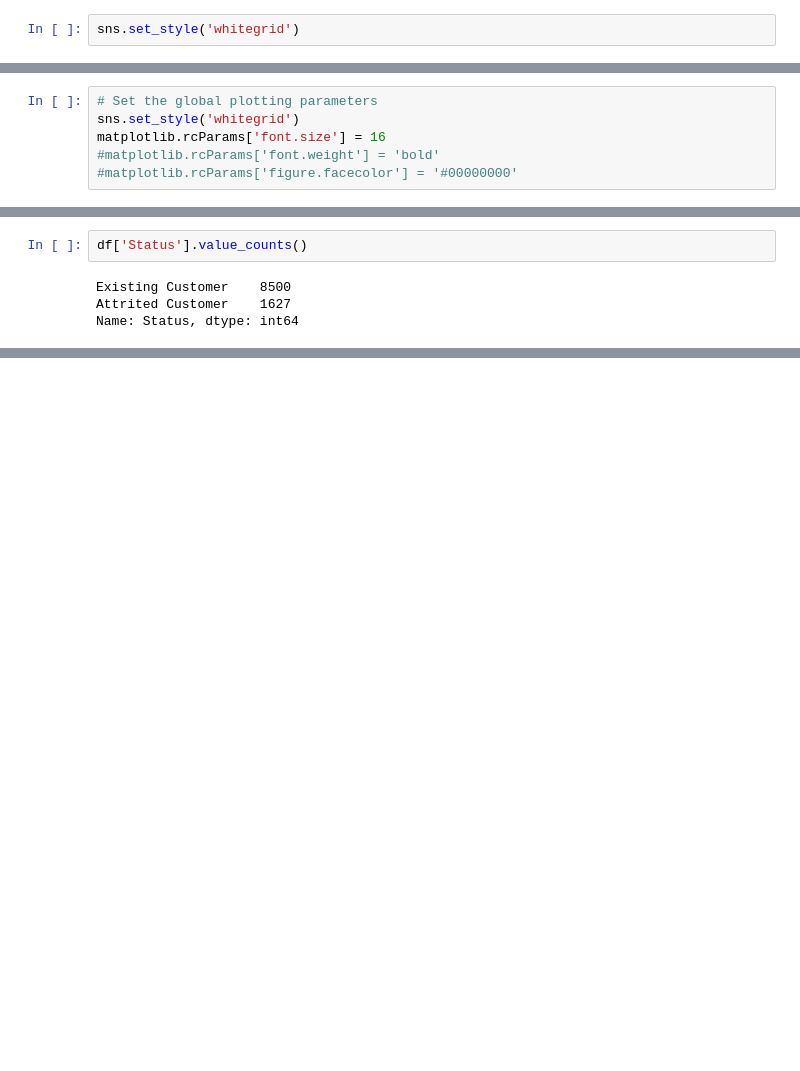
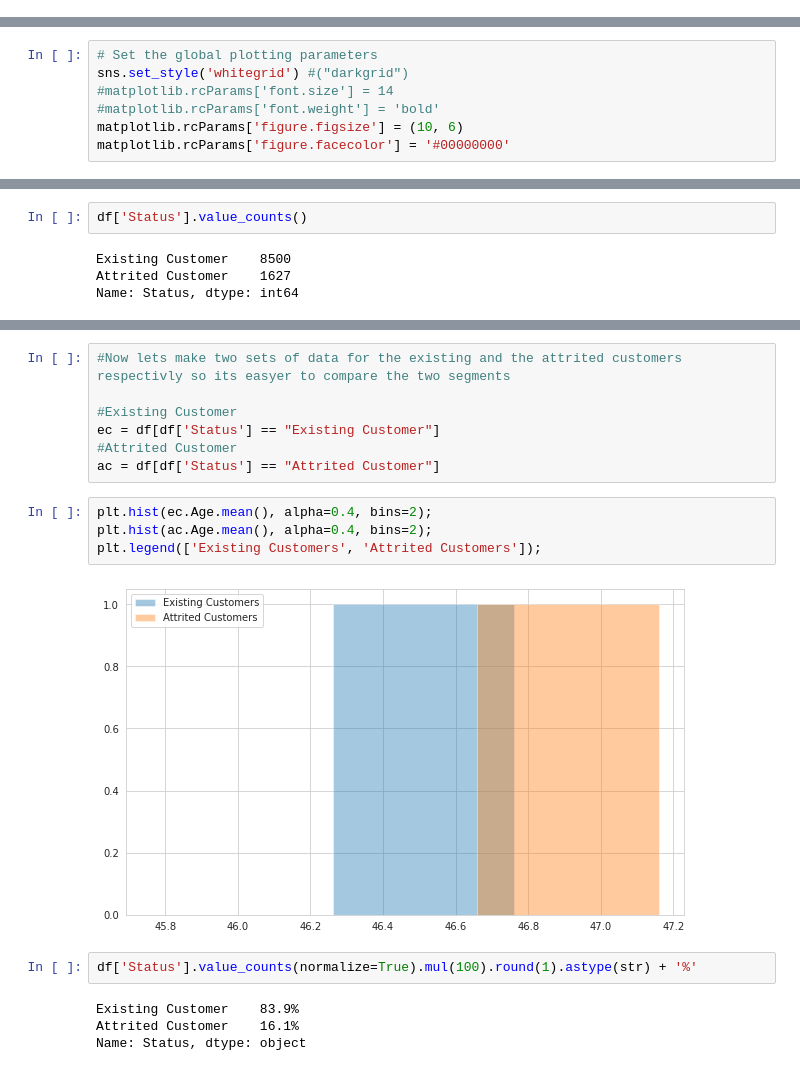
Before and after one commit to AG-at-HI-AIBC23/AG-at-HI-AIBC23, a Jupyter notebook: bank-churners-eda.ipynb, the cells around one changed output, grey strips where cells are left out. Cells and saved outputs as stored; diff of their text form; blank space fills up the shorter version.

```diff
--- a/bank-churners-eda.ipynb
+++ b/bank-churners-eda.ipynb
@@ -245,6 +251,4 @@ import matplotlib
 import matplotlib.pyplot as plt
 import seaborn as sns
 %matplotlib inline
-# %%
-sns.set_style('whitegrid')
 # %%
@@ -270,7 +256,8 @@ plt.style.available
 # %%
 # Set the global plotting parameters
-sns.set_style('whitegrid')
-matplotlib.rcParams['font.size'] = 16
+sns.set_style('whitegrid') #("darkgrid")
+#matplotlib.rcParams['font.size'] = 14
 #matplotlib.rcParams['font.weight'] = 'bold'
-#matplotlib.rcParams['figure.facecolor'] = '#00000000'
+matplotlib.rcParams['figure.figsize'] = (10, 6)
+matplotlib.rcParams['figure.facecolor'] = '#00000000'
 # %% [markdown]
@@ -284,0 +283,19 @@ Name: Status, dtype: int64
+# %%
+#Now lets make two sets of data for the existing and the attrited customers respectivly so its easyer to compare the two segments
+
+#Existing Customer
+ec = df[df['Status'] == "Existing Customer"]
+#Attrited Customer
+ac = df[df['Status'] == "Attrited Customer"]
+# %%
+plt.hist(ec.Age.mean(), alpha=0.4, bins=2);
+plt.hist(ac.Age.mean(), alpha=0.4, bins=2);
+plt.legend(['Existing Customers', 'Attrited Customers']);
+# %% [output]
+[figure, added]
+# %%
+df['Status'].value_counts(normalize=True).mul(100).round(1).astype(str) + '%'
+# %% [output]
+Existing Customer    83.9%
+Attrited Customer    16.1%
+Name: Status, dtype: object
```
Also changed, not shown: parts of 16 cells of this notebook.
